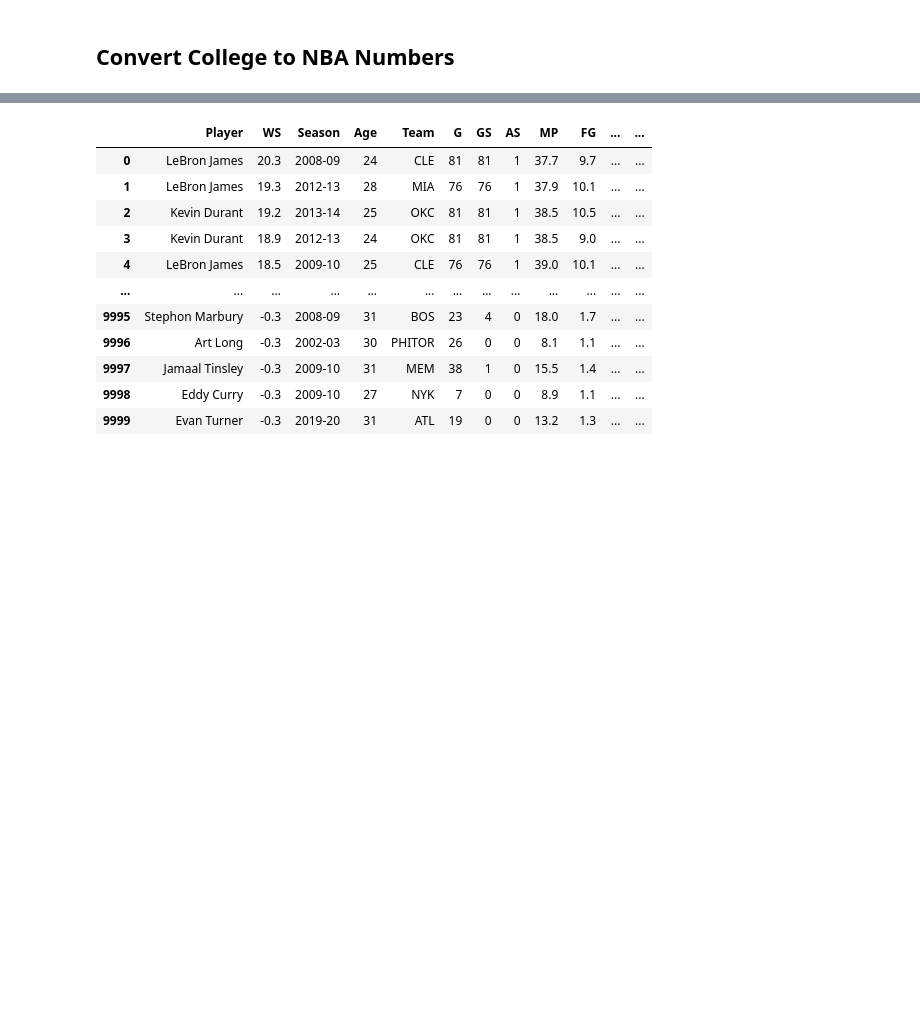
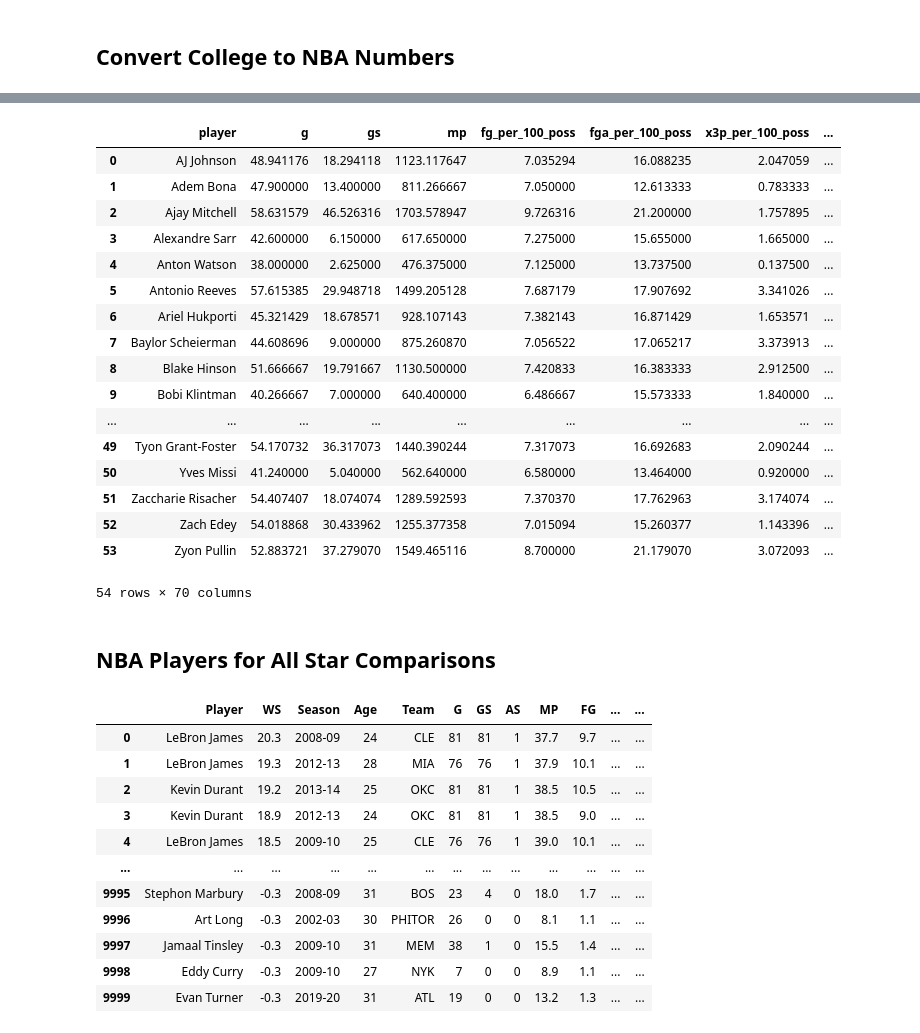
Before and after one commit to sean-r-duffy/nba-analytics, a Jupyter notebook: notebooks/college_player_comps_NC.ipynb, the cells around one changed output, grey strips where cells are left out. Saved outputs shown, nothing was run; the diff lists cells and outputs as text; code cells hidden in the pictures; blank space fills up the shorter version.

Commit message:
Adding rookie NBA-Projections, All Star Comparisons

```diff
--- a/notebooks/college_player_comps_NC.ipynb
+++ b/notebooks/college_player_comps_NC.ipynb
@@ -333,7 +312,7 @@ from sklearn.neighbors import NearestNeighbors
 import json
 
 rookie_college_comparisons = {}
-knn = NearestNeighbors(n_neighbors=3)
+knn = NearestNeighbors(n_neighbors=4)
 knn.fit(players_scaled)
 for i in range(len(prospects_scaled)):
     prospect = prospects_scaled.iloc[i].to_numpy().reshape(1,-1)
@@ -373,2 +352,6 @@ rookie_college_comparisons
 # %% [markdown]
 ## Convert College to NBA Numbers
+# %%
+player_clean = pd.read_csv("../data/processed/player_data_clean.csv")
+player_clean = player_clean.drop(['Unnamed: 0'], axis=1)
+player_clean
@@ -374,0 +372,3 @@ rookie_college_comparisons
+# %%
+player_clean = player_clean.drop(["seas_id", "season", "player_id", "age", "experience", "tm", "person_id"], axis = 1)
+player_clean
@@ -374,0 +389,35 @@ rookie_college_comparisons
+# %%
+rookie_projections = pd.DataFrame(columns=player_clean.columns)
+num_cols = player_clean.select_dtypes(include=['number']).columns.tolist()
+
+for pspct in rookie_college_comparisons.keys():
+    new_row = {'player': pspct}
+    t2 = pd.DataFrame(columns=num_cols)
+    for comp in rookie_college_comparisons[pspct]:
+        temp = player_clean[player_clean['player'] == comp]
+        temp = temp[num_cols]
+        t2 = pd.concat([t2, temp], ignore_index=True)
+    for c in t2.columns:
+        new_row[c] = t2[c].mean()
+    new_row.update({"pos_PG":None,"pos_SG":None,"pos_SF":None,"pos_PF":None,"pos_C":None})
+    rookie_projections = pd.concat([rookie_projections, pd.DataFrame(new_row, index=[0])], ignore_index=True)
+rookie_projections
+# %% [output]
+|  | player | g | gs | mp | fg_per_100_poss | fga_per_100_poss | x3p_per_100_poss | ... |
+| 0 | AJ Johnson | 48.941176 | 18.294118 | 1123.117647 | 7.035294 | 16.088235 | 2.047059 | ... |
+| 1 | Adem Bona | 47.900000 | 13.400000 | 811.266667 | 7.050000 | 12.613333 | 0.783333 | ... |
+| 2 | Ajay Mitchell | 58.631579 | 46.526316 | 1703.578947 | 9.726316 | 21.200000 | 1.757895 | ... |
+| 3 | Alexandre Sarr | 42.600000 | 6.150000 | 617.650000 | 7.275000 | 15.655000 | 1.665000 | ... |
+| 4 | Anton Watson | 38.000000 | 2.625000 | 476.375000 | 7.125000 | 13.737500 | 0.137500 | ... |
+| 5 | Antonio Reeves | 57.615385 | 29.948718 | 1499.205128 | 7.687179 | 17.907692 | 3.341026 | ... |
+| 6 | Ariel Hukporti | 45.321429 | 18.678571 | 928.107143 | 7.382143 | 16.871429 | 1.653571 | ... |
+| 7 | Baylor Scheierman | 44.608696 | 9.000000 | 875.260870 | 7.056522 | 17.065217 | 3.373913 | ... |
+| 8 | Blake Hinson | 51.666667 | 19.791667 | 1130.500000 | 7.420833 | 16.383333 | 2.912500 | ... |
+| 9 | Bobi Klintman | 40.266667 | 7.000000 | 640.400000 | 6.486667 | 15.573333 | 1.840000 | ... |
+| ... | ... | ... | ... | ... | ... | ... | ... | ... |
+| 49 | Tyon Grant-Foster | 54.170732 | 36.317073 | 1440.390244 | 7.317073 | 16.692683 | 2.090244 | ... |
+| 50 | Yves Missi | 41.240000 | 5.040000 | 562.640000 | 6.580000 | 13.464000 | 0.920000 | ... |
+| 51 | Zaccharie Risacher | 54.407407 | 18.074074 | 1289.592593 | 7.370370 | 17.762963 | 3.174074 | ... |
+| 52 | Zach Edey | 54.018868 | 30.433962 | 1255.377358 | 7.015094 | 15.260377 | 1.143396 | ... |
+| 53 | Zyon Pullin | 52.883721 | 37.279070 | 1549.465116 | 8.700000 | 21.179070 | 3.072093 | ... |
+54 rows × 70 columns
@@ -375,3 +426,5 @@ rookie_college_comparisons
+# %% [markdown]
+## NBA Players for All Star Comparisons
 # %%
 nba_df = pd.read_csv('../data/interim/all_player_stats_00-24.csv')
 nba_df = nba_df.drop(['Rk', 'MP/G', '-9999'], axis=1)
```
Also changed, not shown: parts of 7 cells of this notebook, 2 other files.
